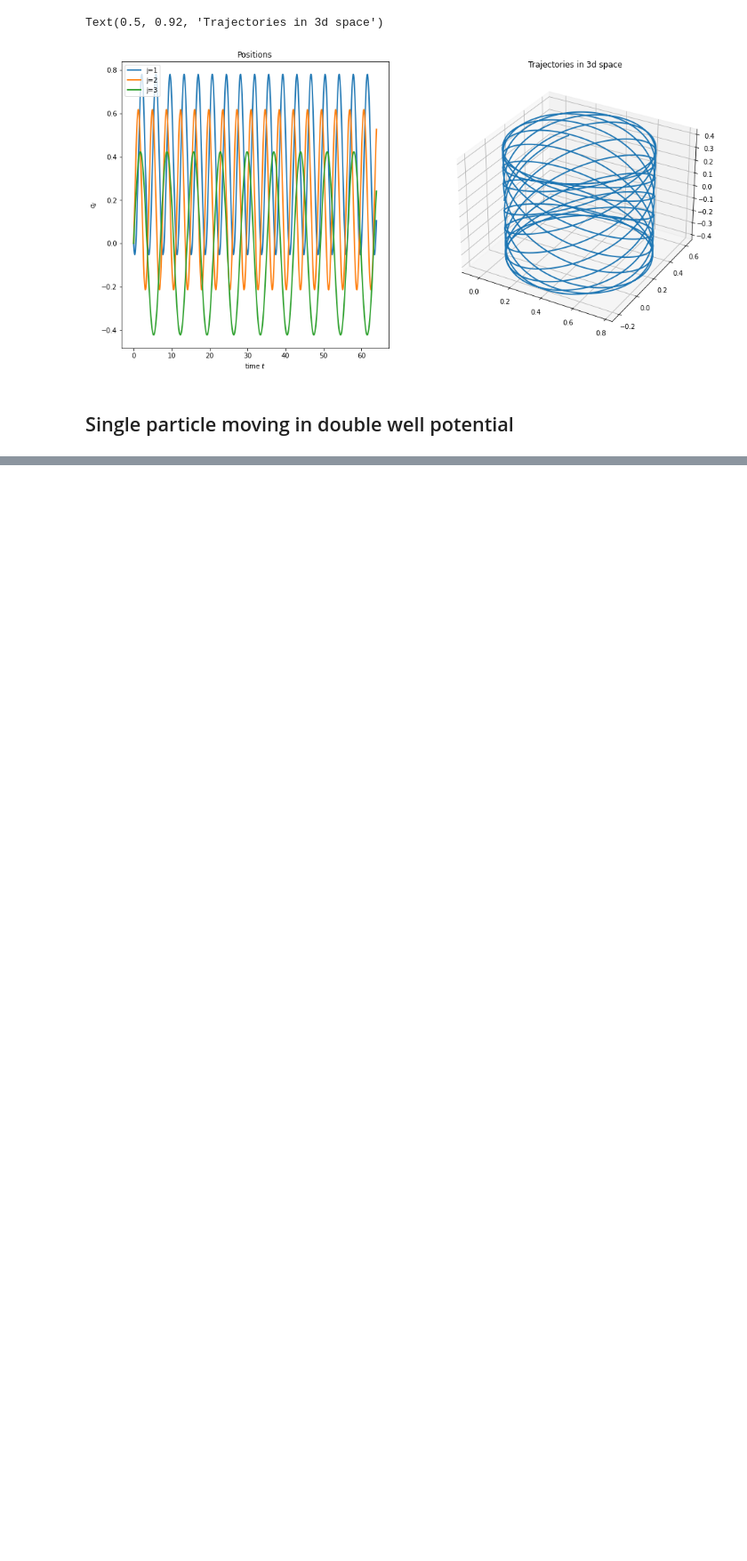
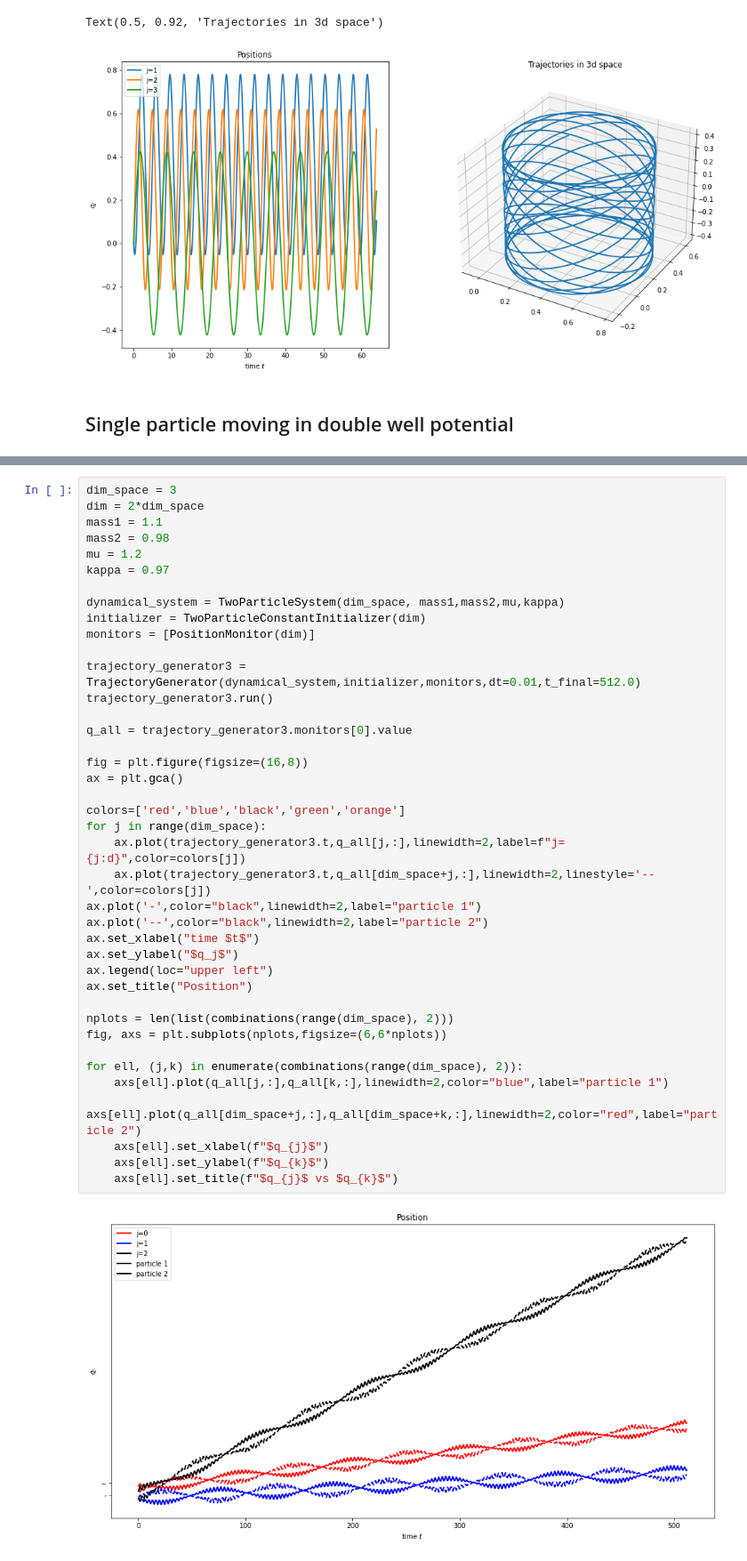
Before and after one commit to eikehmueller/mlconservation_code, a Jupyter notebook: src/VisualiseTrajectories.ipynb, the cells around one changed output, grey strips where cells are left out. Shown at 89% size. Saved outputs shown, nothing was run; the diff lists cells and outputs as text; blank space fills up the shorter version.

```diff
--- a/src/VisualiseTrajectories.ipynb
+++ b/src/VisualiseTrajectories.ipynb
@@ -242,0 +241,42 @@ for ell, (j,k) in enumerate(combinations(range(dim), 2)):
+# %%
+dim_space = 3
+dim = 2*dim_space
+mass1 = 1.1
+mass2 = 0.98
+mu = 1.2
+kappa = 0.97
+
+dynamical_system = TwoParticleSystem(dim_space, mass1,mass2,mu,kappa)
+initializer = TwoParticleConstantInitializer(dim)
+monitors = [PositionMonitor(dim)]
+
+trajectory_generator3 = TrajectoryGenerator(dynamical_system,initializer,monitors,dt=0.01,t_final=512.0)
+trajectory_generator3.run()
+
+q_all = trajectory_generator3.monitors[0].value
+
+fig = plt.figure(figsize=(16,8))
+ax = plt.gca()
+
+colors=['red','blue','black','green','orange']
+for j in range(dim_space):
+    ax.plot(trajectory_generator3.t,q_all[j,:],linewidth=2,label=f"j={j:d}",color=colors[j])
+    ax.plot(trajectory_generator3.t,q_all[dim_space+j,:],linewidth=2,linestyle='--',color=colors[j])
+ax.plot('-',color="black",linewidth=2,label="particle 1")
+ax.plot('--',color="black",linewidth=2,label="particle 2")
+ax.set_xlabel("time $t$")
+ax.set_ylabel("$q_j$")
+ax.legend(loc="upper left")
+ax.set_title("Position")
+
+nplots = len(list(combinations(range(dim_space), 2)))
+fig, axs = plt.subplots(nplots,figsize=(6,6*nplots))
+
+for ell, (j,k) in enumerate(combinations(range(dim_space), 2)):
+    axs[ell].plot(q_all[j,:],q_all[k,:],linewidth=2,color="blue",label="particle 1")
+    axs[ell].plot(q_all[dim_space+j,:],q_all[dim_space+k,:],linewidth=2,color="red",label="particle 2")
+    axs[ell].set_xlabel(f"$q_{j}$")
+    axs[ell].set_ylabel(f"$q_{k}$")
+    axs[ell].set_title(f"$q_{j}$ vs $q_{k}$")
+# %% [output]
+[figure, added]
```
Also changed, not shown: parts of 4 cells of this notebook.
